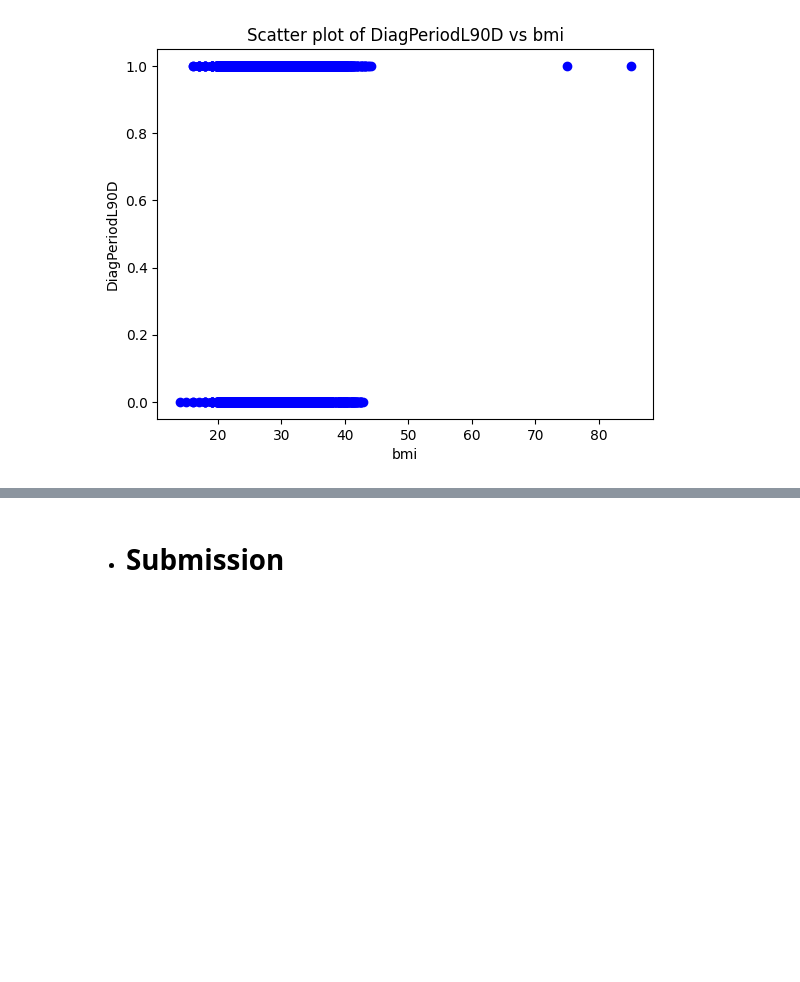
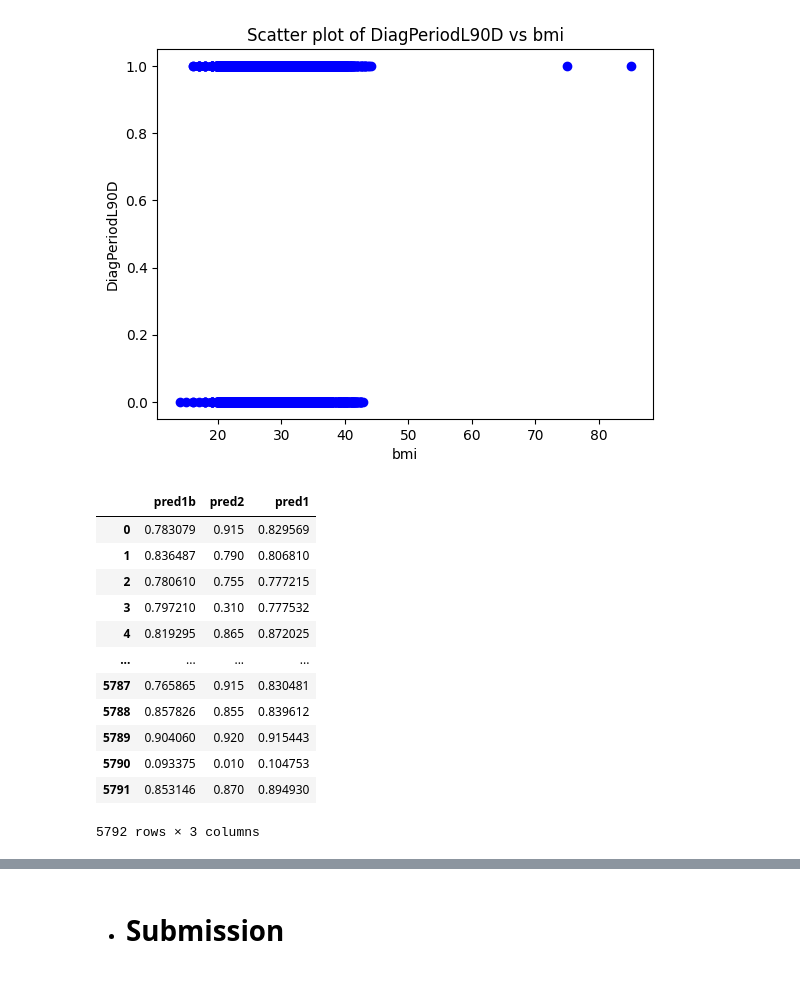
Before and after one commit to songchanho97/metastaic_cancer_prediction, a Jupyter notebook: 1st-place-wids.ipynb, the cells around one changed output, grey strips where cells are left out. Drawn from its saved outputs; the diff is of its cells as text; code cells hidden in the pictures; blank space fills up the shorter version.

```diff
--- a/1st-place-wids.ipynb
+++ b/1st-place-wids.ipynb
@@ -495,3 +472,19 @@ for fold, (train_index, val_index) in enumerate(kf.split(df, df[target])):
     # train meta-models and make final predictions
     tdf["pred"] = meta_model.fit(efx[meta_features], efx[target]).predict_proba(tdf[meta_features])[:, 1]
     predictions_from_folds=pd.concat([predictions_from_folds,tdf],axis=0)
+# %%
+tdf[meta_features]
+# %% [output]
+|  | pred1b | pred2 | pred1 |
+| 0 | 0.783079 | 0.915 | 0.829569 |
+| 1 | 0.836487 | 0.790 | 0.806810 |
+| 2 | 0.780610 | 0.755 | 0.777215 |
+| 3 | 0.797210 | 0.310 | 0.777532 |
+| 4 | 0.819295 | 0.865 | 0.872025 |
+| ... | ... | ... | ... |
+| 5787 | 0.765865 | 0.915 | 0.830481 |
+| 5788 | 0.857826 | 0.855 | 0.839612 |
+| 5789 | 0.904060 | 0.920 | 0.915443 |
+| 5790 | 0.093375 | 0.010 | 0.104753 |
+| 5791 | 0.853146 | 0.870 | 0.894930 |
+5792 rows × 3 columns
```
Also changed, not shown: parts of 12 cells of this notebook.
